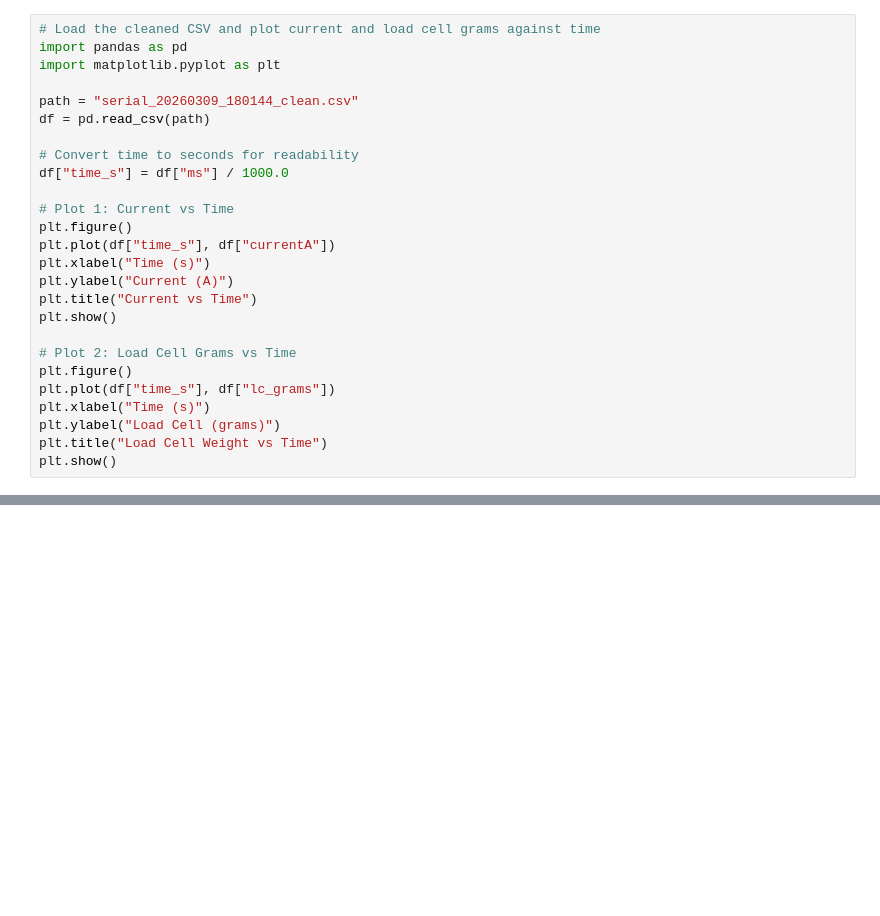
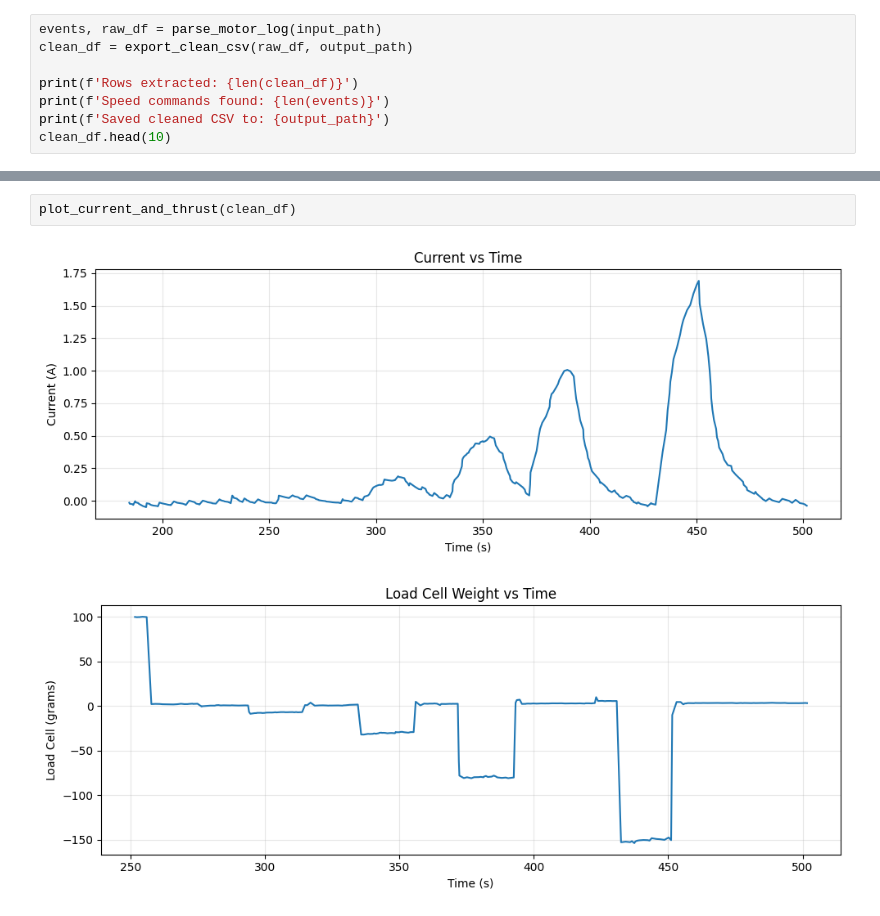
Before and after one commit to Vapankung/Physic-lab-2-project-coanda-dome, a Jupyter notebook: Data processing/data_process.ipynb, the cells around one changed output, grey strips where cells are left out. Saved outputs shown, nothing was run; the diff lists cells and outputs as text; blank space fills up the shorter version.

```diff
--- a/Data processing/data_process.ipynb
+++ b/Data processing/data_process.ipynb
@@ -50,27 +202,9 @@ Preview:
 # %%
-# Load the cleaned CSV and plot current and load cell grams against time
-import pandas as pd
-import matplotlib.pyplot as plt
+events, raw_df = parse_motor_log(input_path)
+clean_df = export_clean_csv(raw_df, output_path)
 
-path = "serial_20260309_180144_clean.csv"
-df = pd.read_csv(path)
-
-# Convert time to seconds for readability
-df["time_s"] = df["ms"] / 1000.0
-
-# Plot 1: Current vs Time
-plt.figure()
-plt.plot(df["time_s"], df["currentA"])
-plt.xlabel("Time (s)")
-plt.ylabel("Current (A)")
-plt.title("Current vs Time")
-plt.show()
-
-# Plot 2: Load Cell Grams vs Time
-plt.figure()
-plt.plot(df["time_s"], df["lc_grams"])
-plt.xlabel("Time (s)")
-plt.ylabel("Load Cell (grams)")
-plt.title("Load Cell Weight vs Time")
-plt.show()
+print(f'Rows extracted: {len(clean_df)}')
+print(f'Speed commands found: {len(events)}')
+print(f'Saved cleaned CSV to: {output_path}')
+clean_df.head(10)
 # %% [output]
@@ -78,0 +237,5 @@ plt.show()
+# %%
+plot_current_and_thrust(clean_df)
+# %% [output]
+[figure, added]
+[figure, added]
```
Also changed, not shown: parts of 11 cells of this notebook, 2 other files.
